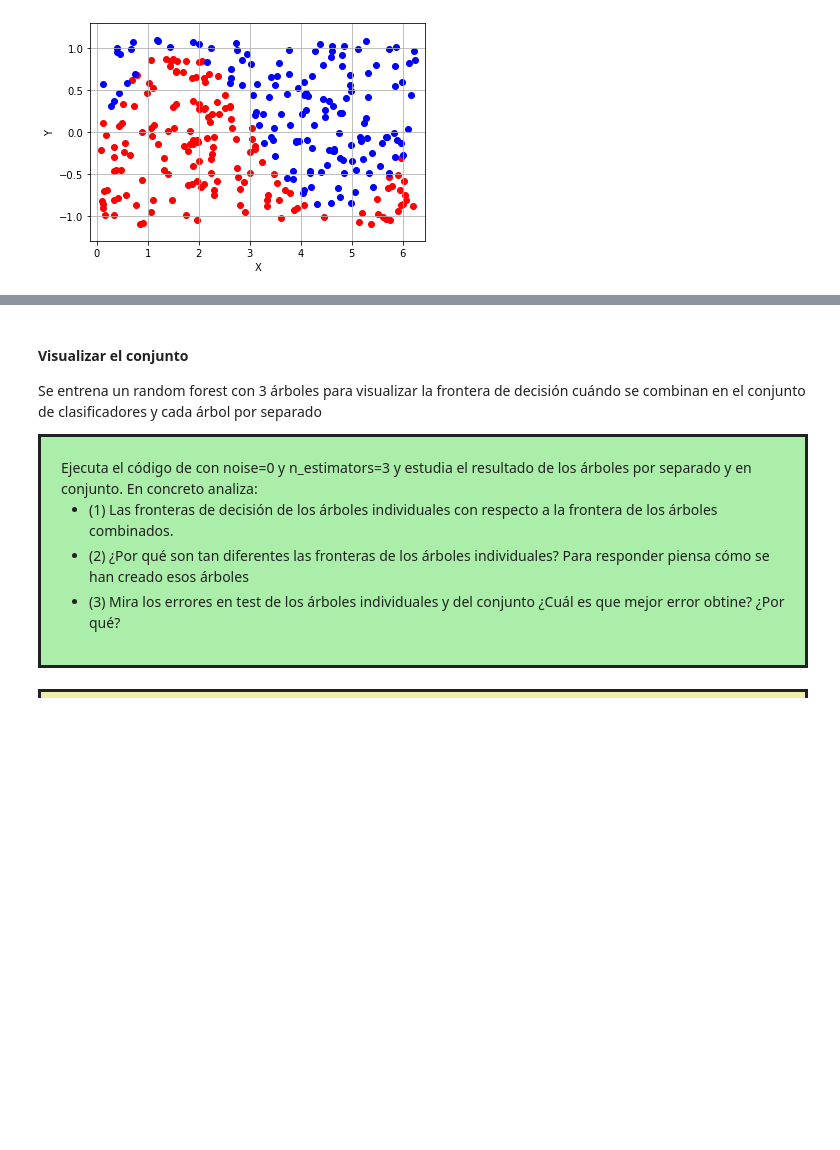
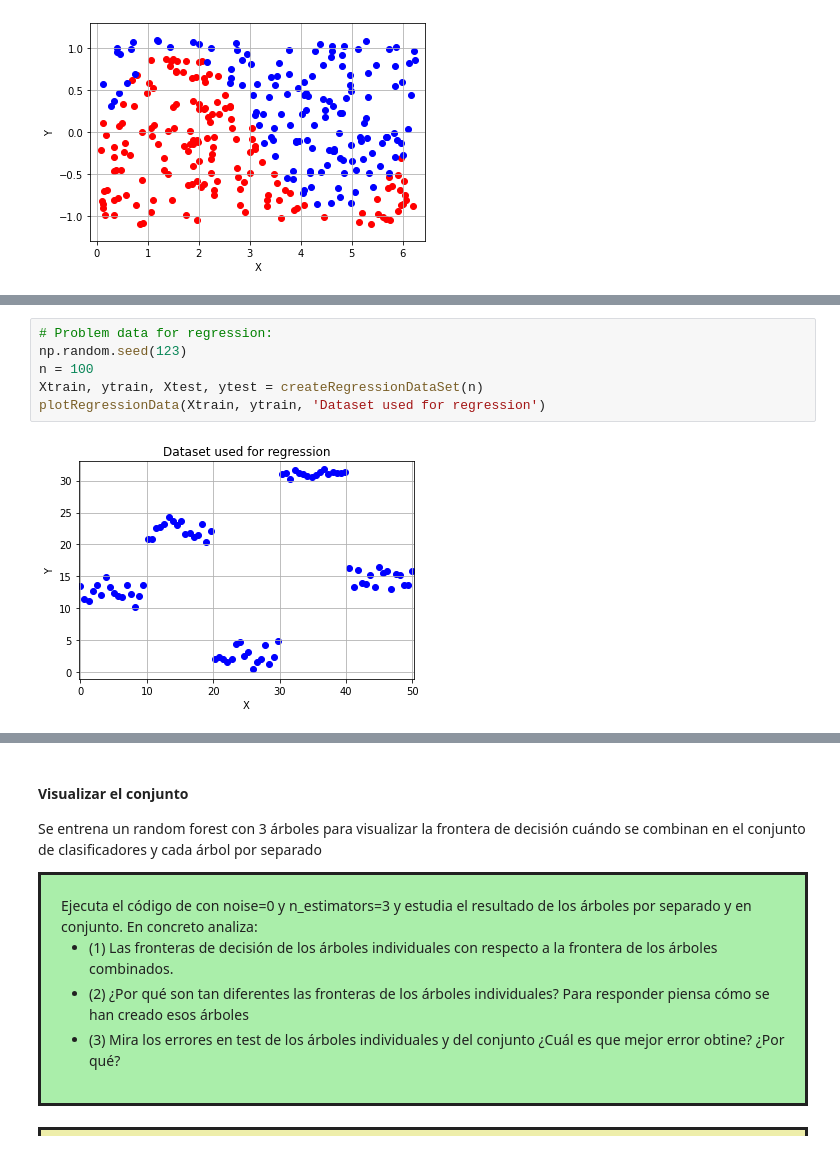
Before and after one commit to fjsaezm/mcd-maaa, a Jupyter notebook: P2/GradientBoosting.ipynb, the cells around one changed output, grey strips where cells are left out. Drawn from its saved outputs; the diff is of its cells as text; blank space fills up the shorter version.

```diff
--- a/P2/GradientBoosting.ipynb
+++ b/P2/GradientBoosting.ipynb
@@ -296,3 +281,11 @@ axs[1].set_ylabel("accuracy")
 plt.show()
 # %% [output]
 [figure]
+# %%
+# Problem data for regression:
+np.random.seed(123)
+n = 100
+Xtrain, ytrain, Xtest, ytest = createRegressionDataSet(n)
+plotRegressionData(Xtrain, ytrain, 'Dataset used for regression')
+# %% [output]
+[figure, added]
```
Also changed, not shown: parts of 10 cells of this notebook, 1 other file.
